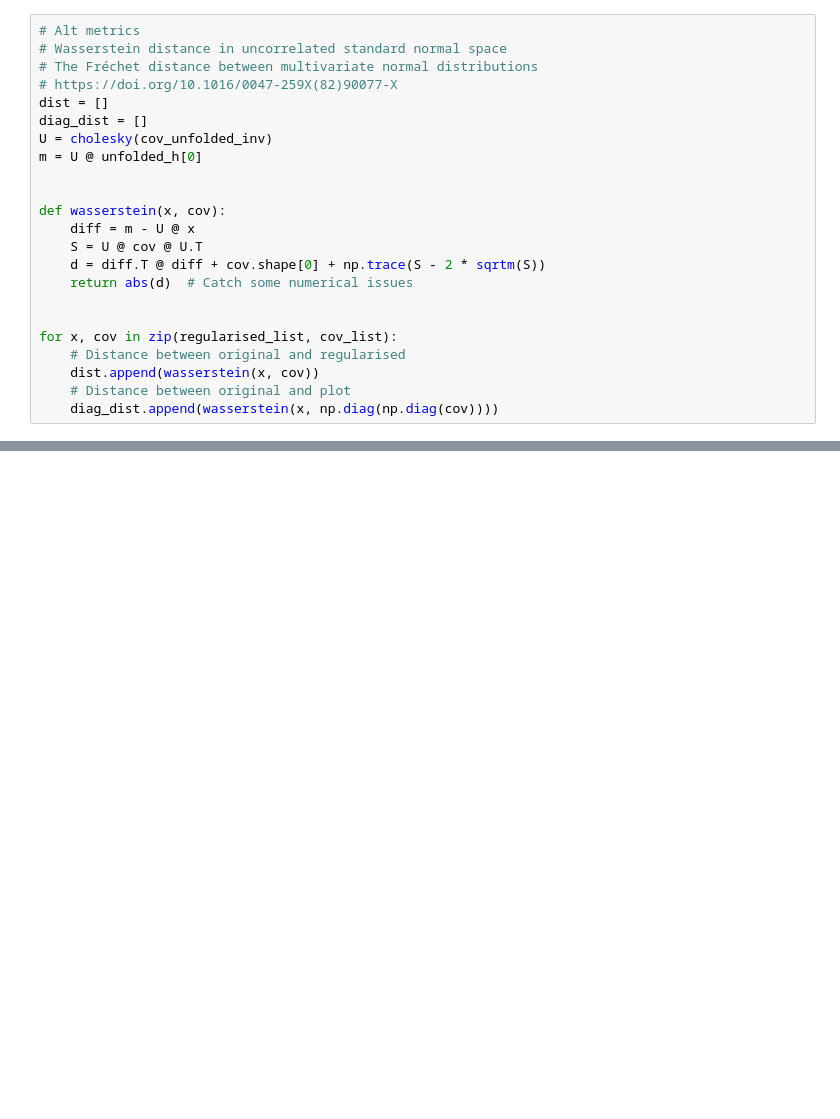
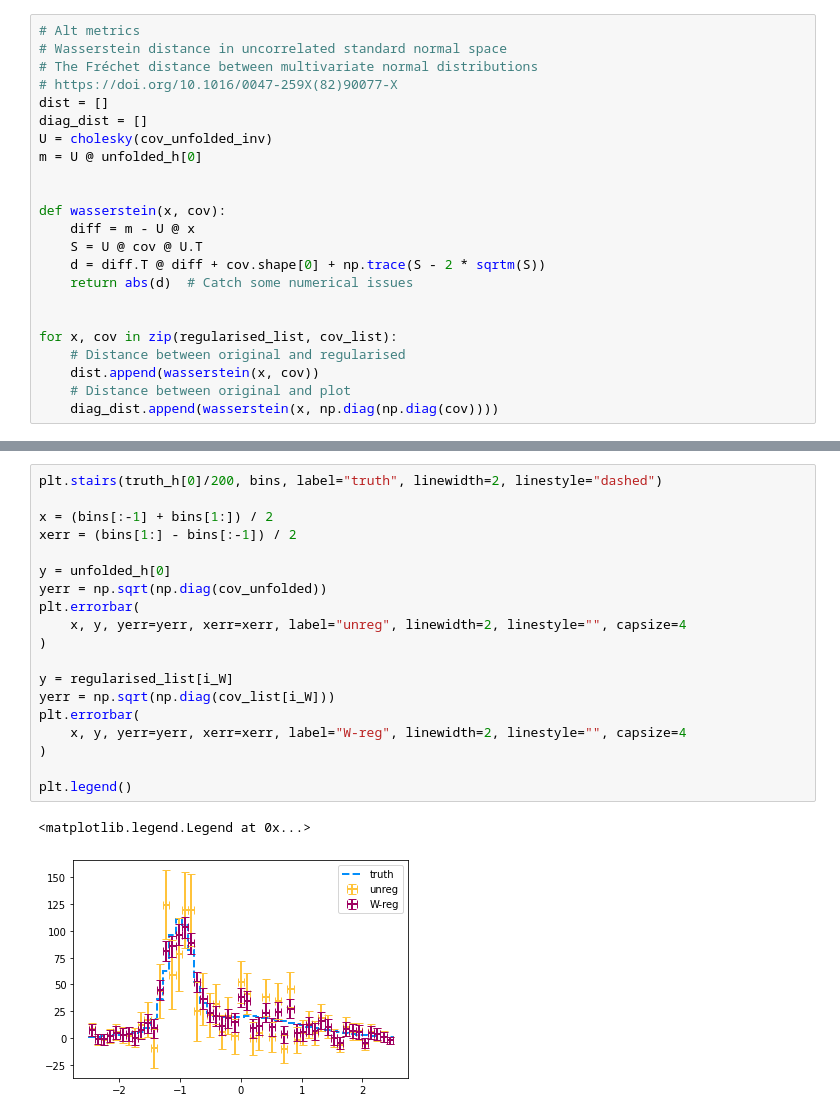
Before and after one commit to ast0815/regularisation, a Jupyter notebook: toy.ipynb, the cells around one changed output, grey strips where cells are left out. Saved outputs shown, nothing was run; the diff lists cells and outputs as text; blank space fills up the shorter version.

```diff
--- a/toy.ipynb
+++ b/toy.ipynb
@@ -205,0 +224,22 @@ for x, y, tau in zip(dist, cor_det_list, tau_list):
+# %%
+plt.stairs(truth_h[0]/200, bins, label="truth", linewidth=2, linestyle="dashed")
+
+x = (bins[:-1] + bins[1:]) / 2
+xerr = (bins[1:] - bins[:-1]) / 2
+
+y = unfolded_h[0]
+yerr = np.sqrt(np.diag(cov_unfolded))
+plt.errorbar(
+    x, y, yerr=yerr, xerr=xerr, label="unreg", linewidth=2, linestyle="", capsize=4
+)
+
+y = regularised_list[i_W]
+yerr = np.sqrt(np.diag(cov_list[i_W]))
+plt.errorbar(
+    x, y, yerr=yerr, xerr=xerr, label="W-reg", linewidth=2, linestyle="", capsize=4
+)
+
+plt.legend()
+# %% [output]
+<matplotlib.legend.Legend at 0x...>
+[figure, added]
```
Also changed, not shown: parts of 11 cells of this notebook.
